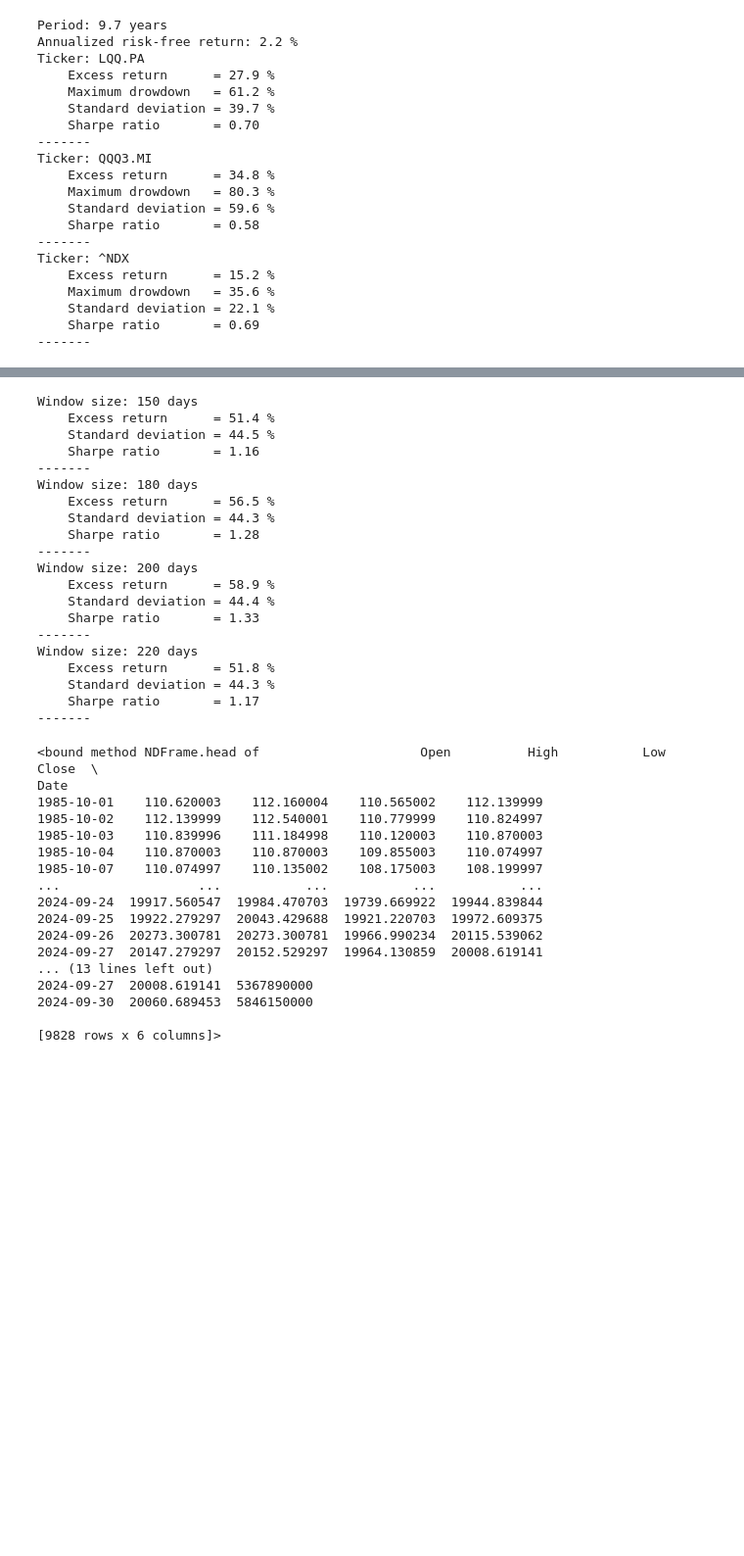
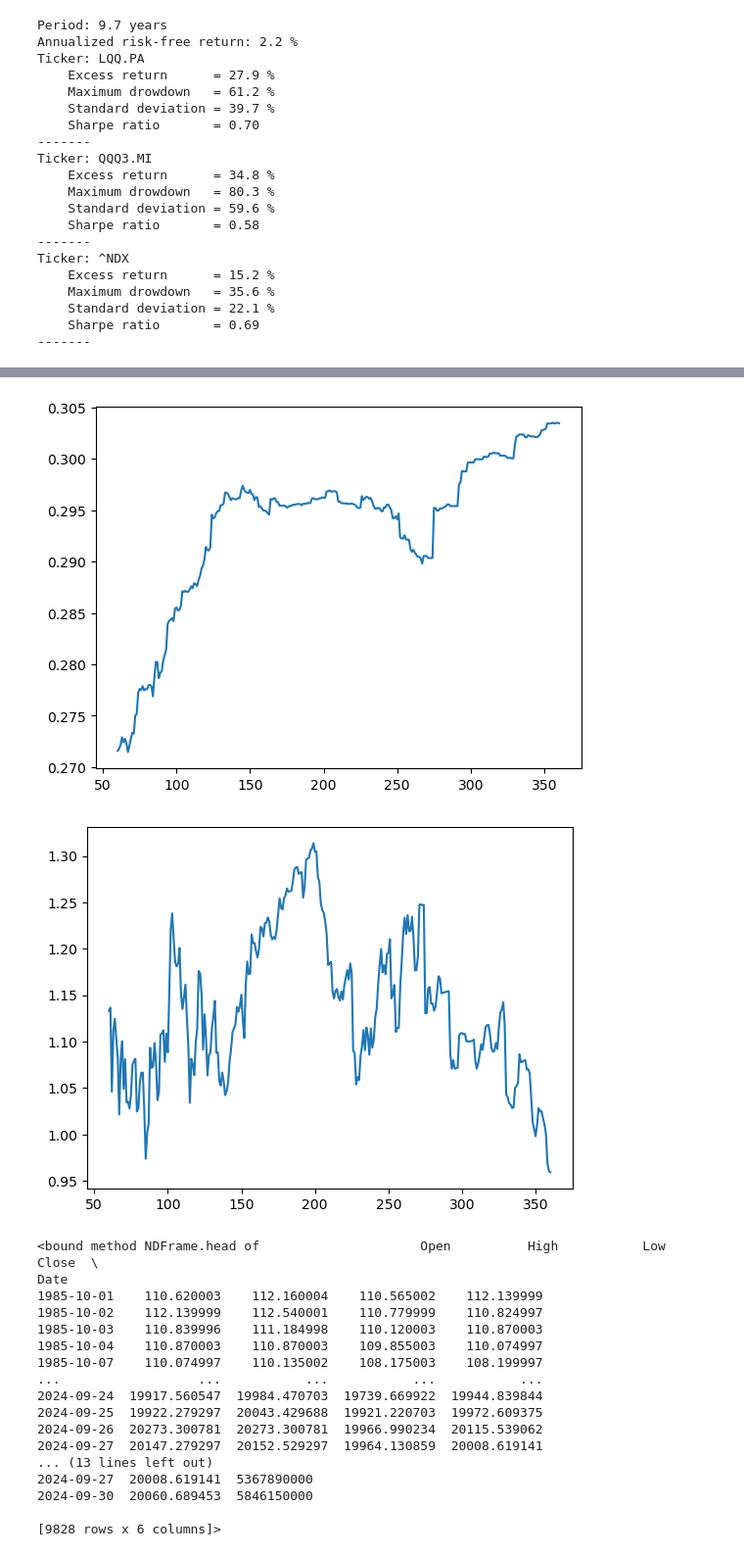
Before and after one commit to AlexLu94/MyFinancePortfolio, a Jupyter notebook: Leveraged_Portfolio_Analysis.ipynb, the cells around one changed output, grey strips where cells are left out. Shown at 98% size. Cells and saved outputs as stored; diff of their text form; code cells hidden in the pictures; blank space fills up the shorter version.

```diff
--- a/Leveraged_Portfolio_Analysis.ipynb
+++ b/Leveraged_Portfolio_Analysis.ipynb
@@ -210,42 +227,39 @@ KeyError: ('^NDX', 'Adj Close')
 # %%
-# We perform the analysis for different lenght of the moving average window
-windows = [ 150, 180, 200, 220]
-for w in windows:
-    signal = data[('^NDX', 'Adj Close')]>data[('^NDX', 'Adj Close')].rolling(window = w).mean()
-    data[('MyStrategy', 'Pct Change')] = np.where(signal.shift(1), data[('QQQ3.MI', 'Pct Change')], data[('^FVX', 'Pct Change')])
+# Generate a plot of Sharpe, excess return, volatility as function of window_length
+
+# Perform strategy backtest for different lengths of the moving average window
+moving_average_windows = range(60, 361)
+sharpe_ratios  = []
+volatilities   = []
+
+for window_length in moving_average_windows:
+    # Generate a signal based on whether NASDAQ 100 is above its moving average
+    above_moving_average = data[('^NDX', 'Adj Close')]>data[('^NDX', 'Adj Close')].rolling(window = window_length).mean()
+
+    # Apply strategy: invest in leveraged ETF when signal is True, otherwise invest in risk-free asset
+    data[('MyStrategy', 'Pct Change')] = np.where(above_moving_average.shift(1), data[('LQQ.PA', 'Pct Change')], data[('^FVX', 'Pct Change')])
     data[('MyStrategy', 'Adj Close')] = data[('MyStrategy', 'Pct Change')].add(1).cumprod()
 
-    num_years               = (data.index[-1]-data.index[w]).days/365
+    # Calculate the number of years of the backtest
+    num_years = (data.index[-1]-data.index[window_length]).days/365
 
-    excess_returns      = (data[('MyStrategy', 'Adj Close')].iloc[-1]/data[('MyStrategy', 'Adj Close')].iloc[w])**(1/num_years)-1 -riskfree_return
+    # Calculate excess returns, annualized volatility (standard deviation), and Sharpe ratio
+    excess_returns      = (data[('MyStrategy', 'Adj Close')].iloc[-1]/data[('MyStrategy', 'Adj Close')].iloc[window_length])**(1/num_years)-1 -riskfree_return
     standard_deviation  = data[('MyStrategy', 'Pct Change')].std() * (trading_days_in_year**0.5)
     sharpe_ratio        = excess_returns / standard_deviation
-    print(f"Window size: {w} days")
-    print(f"    Excess return      = {100*excess_returns:.1f} %")
-    print(f"    Standard deviation = {100*standard_deviation:.1f} %")
-    print(f"    Sharpe ratio       = {sharpe_ratio:.2f}")
-    print("-------")
+
+    # Print performance metrics for the current window length
+    sharpe_ratios.append(sharpe_ratio)
+    volatilities.append(standard_deviation)
+
+
+plt.plot(moving_average_windows, volatilities)
+plt.show()
+plt.plot(moving_average_windows, sharpe_ratios)
+plt.show()
 # %% [output]
-Window size: 150 days
-    Excess return      = 51.4 %
-    Standard deviation = 44.5 %
-    Sharpe ratio       = 1.16
--------
-Window size: 180 days
-    Excess return      = 56.5 %
-    Standard deviation = 44.3 %
-    Sharpe ratio       = 1.28
--------
-Window size: 200 days
-    Excess return      = 58.9 %
-    Standard deviation = 44.4 %
-    Sharpe ratio       = 1.33
--------
-Window size: 220 days
-    Excess return      = 51.8 %
-    Standard deviation = 44.3 %
-    Sharpe ratio       = 1.17
--------
+[figure, added]
+[figure, added]
 # %%
 
 data.head
```
Also changed, not shown: parts of 6 cells of this notebook.
